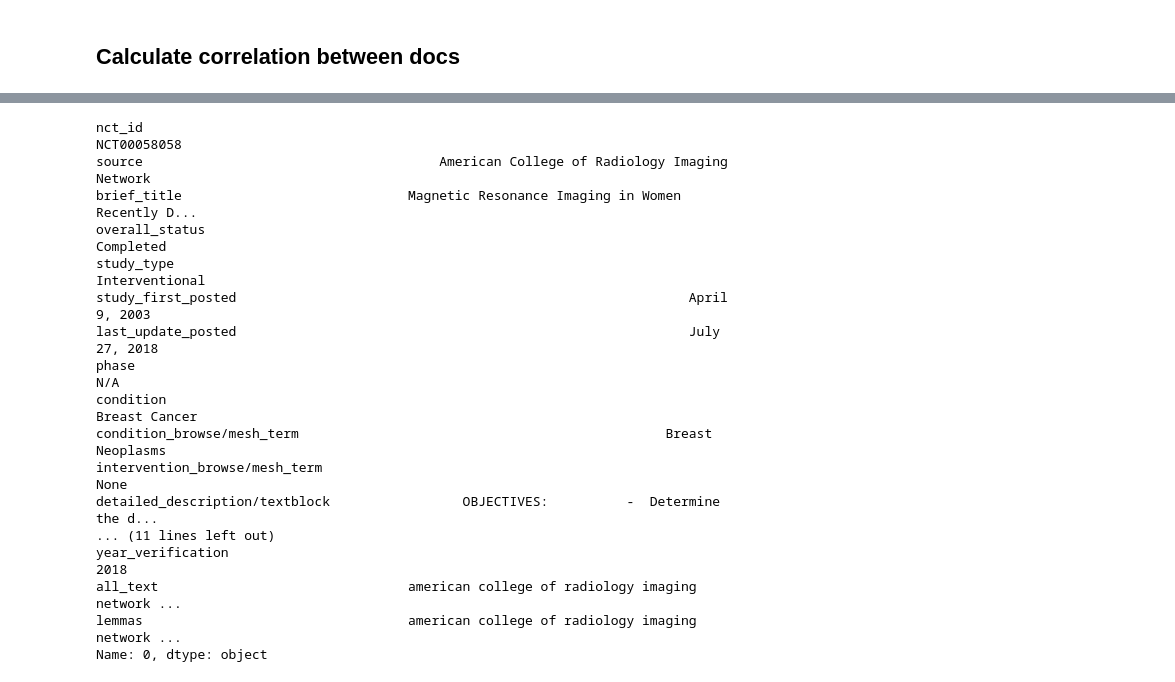
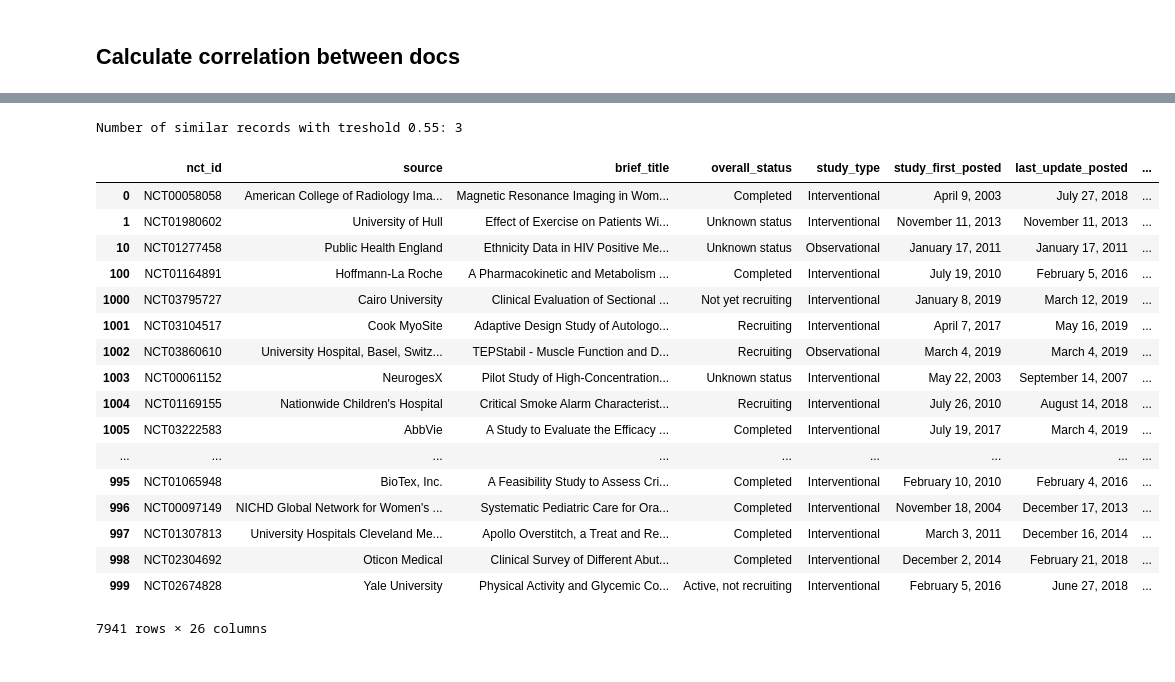
Before and after one commit to cmdelaserna/clinical-trials, a Jupyter notebook: mvp/notebooks/Script 3 - Clean JSON file, preprocess data, export working dataset.ipynb, the cells around one changed output, grey strips where cells are left out. Saved outputs shown, nothing was run; the diff lists cells and outputs as text; code cells hidden in the pictures.

Commit message:
added function to return a dataframe with similar documents given a treshold td-idf cosine similarity

```diff
--- a/mvp/notebooks/Script 3 - Clean JSON file, preprocess data, export working dataset.ipynb
+++ b/mvp/notebooks/Script 3 - Clean JSON file, preprocess data, export working dataset.ipynb
@@ -250,20 +218,32 @@ Name: 7907, dtype: object
-# %%
-print(df.iloc[0])
-# %% [output]
-nct_id                                                                        NCT00058058
-source                                      American College of Radiology Imaging Network
-brief_title                             Magnetic Resonance Imaging in Women Recently D...
-overall_status                                                                  Completed
-study_type                                                                 Interventional
-study_first_posted                                                          April 9, 2003
-last_update_posted                                                          July 27, 2018
-phase                                                                                 N/A
-condition                                                                   Breast Cancer
-condition_browse/mesh_term                                               Breast Neoplasms
-intervention_browse/mesh_term                                                        None
-detailed_description/textblock                 OBJECTIVES:          -  Determine the d...
-... (11 lines left out)
-year_verification                                                                    2018
-all_text                                american college of radiology imaging network ...
-lemmas                                  american college of radiology imaging network ...
-Name: 0, dtype: object
+# %%
+# Find more similar documents of a given record
+def find_similar_docs(record):
+    treshold = 0.55
+    similar_index = df_similarity.iloc[record][df_similarity.iloc[record] > treshold].index
+    print('Number of similar records with treshold {}: {}'.format(treshold, len(similar_index)))
+
+    for i in similar_index.values:
+        df[df.index.isin([i])]
+    return df
+# %%
+find_similar_docs(0)
+# %% [output]
+Number of similar records with treshold 0.55: 3
+|  | nct_id | source | brief_title | overall_status | study_type | study_first_posted | last_update_posted | ... |
+| 0 | NCT00058058 | American College of Radiology Ima... | Magnetic Resonance Imaging in Wom... | Completed | Interventional | April 9, 2003 | July 27, 2018 | ... |
+| 1 | NCT01980602 | University of Hull | Effect of Exercise on Patients Wi... | Unknown status | Interventional | November 11, 2013 | November 11, 2013 | ... |
+| 10 | NCT01277458 | Public Health England | Ethnicity Data in HIV Positive Me... | Unknown status | Observational | January 17, 2011 | January 17, 2011 | ... |
+| 100 | NCT01164891 | Hoffmann-La Roche | A Pharmacokinetic and Metabolism ... | Completed | Interventional | July 19, 2010 | February 5, 2016 | ... |
+| 1000 | NCT03795727 | Cairo University | Clinical Evaluation of Sectional ... | Not yet recruiting | Interventional | January 8, 2019 | March 12, 2019 | ... |
+| 1001 | NCT03104517 | Cook MyoSite | Adaptive Design Study of Autologo... | Recruiting | Interventional | April 7, 2017 | May 16, 2019 | ... |
+| 1002 | NCT03860610 | University Hospital, Basel, Switz... | TEPStabil - Muscle Function and D... | Recruiting | Observational | March 4, 2019 | March 4, 2019 | ... |
+| 1003 | NCT00061152 | NeurogesX | Pilot Study of High-Concentration... | Unknown status | Interventional | May 22, 2003 | September 14, 2007 | ... |
+| 1004 | NCT01169155 | Nationwide Children's Hospital | Critical Smoke Alarm Characterist... | Recruiting | Interventional | July 26, 2010 | August 14, 2018 | ... |
+| 1005 | NCT03222583 | AbbVie | A Study to Evaluate the Efficacy ... | Completed | Interventional | July 19, 2017 | March 4, 2019 | ... |
+| ... | ... | ... | ... | ... | ... | ... | ... | ... |
+| 995 | NCT01065948 | BioTex, Inc. | A Feasibility Study to Assess Cri... | Completed | Interventional | February 10, 2010 | February 4, 2016 | ... |
+| 996 | NCT00097149 | NICHD Global Network for Women's ... | Systematic Pediatric Care for Ora... | Completed | Interventional | November 18, 2004 | December 17, 2013 | ... |
+| 997 | NCT01307813 | University Hospitals Cleveland Me... | Apollo Overstitch, a Treat and Re... | Completed | Interventional | March 3, 2011 | December 16, 2014 | ... |
+| 998 | NCT02304692 | Oticon Medical | Clinical Survey of Different Abut... | Completed | Interventional | December 2, 2014 | February 21, 2018 | ... |
+| 999 | NCT02674828 | Yale University | Physical Activity and Glycemic Co... | Active, not recruiting | Interventional | February 5, 2016 | June 27, 2018 | ... |
+7941 rows × 26 columns
```
Also changed, not shown: parts of 2 cells of this notebook.
